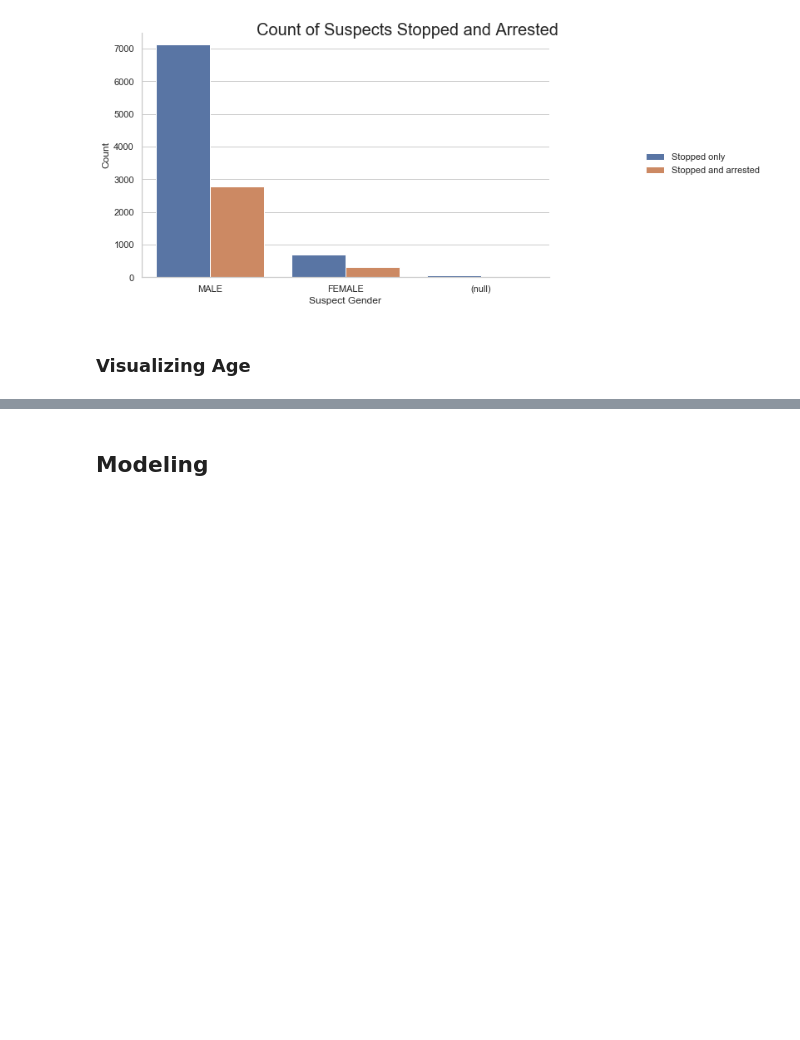
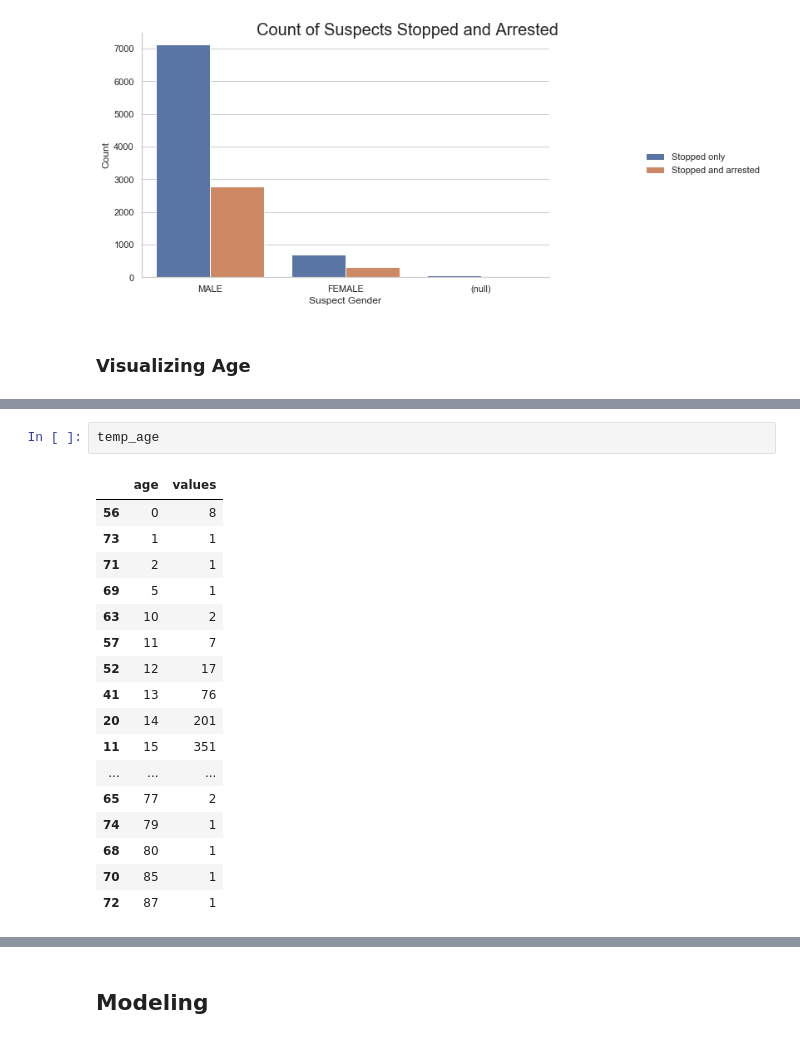
Before and after one commit to phoebewong/NYPD-Algorithm-Fairness, a Jupyter notebook: src/NYPD-Algorithm-Fairness-Stat-Parity2.ipynb, the cells around one changed output, grey strips where cells are left out. Saved outputs shown, nothing was run; the diff lists cells and outputs as text; blank space fills up the shorter version.

```diff
--- a/src/NYPD-Algorithm-Fairness-Stat-Parity2.ipynb
+++ b/src/NYPD-Algorithm-Fairness-Stat-Parity2.ipynb
@@ -209,0 +237,20 @@ ax.plot(keys, values);
+# %%
+temp_age
+# %% [output]
+|  | age | values |
+| 56 | 0 | 8 |
+| 73 | 1 | 1 |
+| 71 | 2 | 1 |
+| 69 | 5 | 1 |
+| 63 | 10 | 2 |
+| 57 | 11 | 7 |
+| 52 | 12 | 17 |
+| 41 | 13 | 76 |
+| 20 | 14 | 201 |
+| 11 | 15 | 351 |
+| ... | ... | ... |
+| 65 | 77 | 2 |
+| 74 | 79 | 1 |
+| 68 | 80 | 1 |
+| 70 | 85 | 1 |
+| 72 | 87 | 1 |
```
Also changed, not shown: parts of 5 cells of this notebook, 15 other files.
